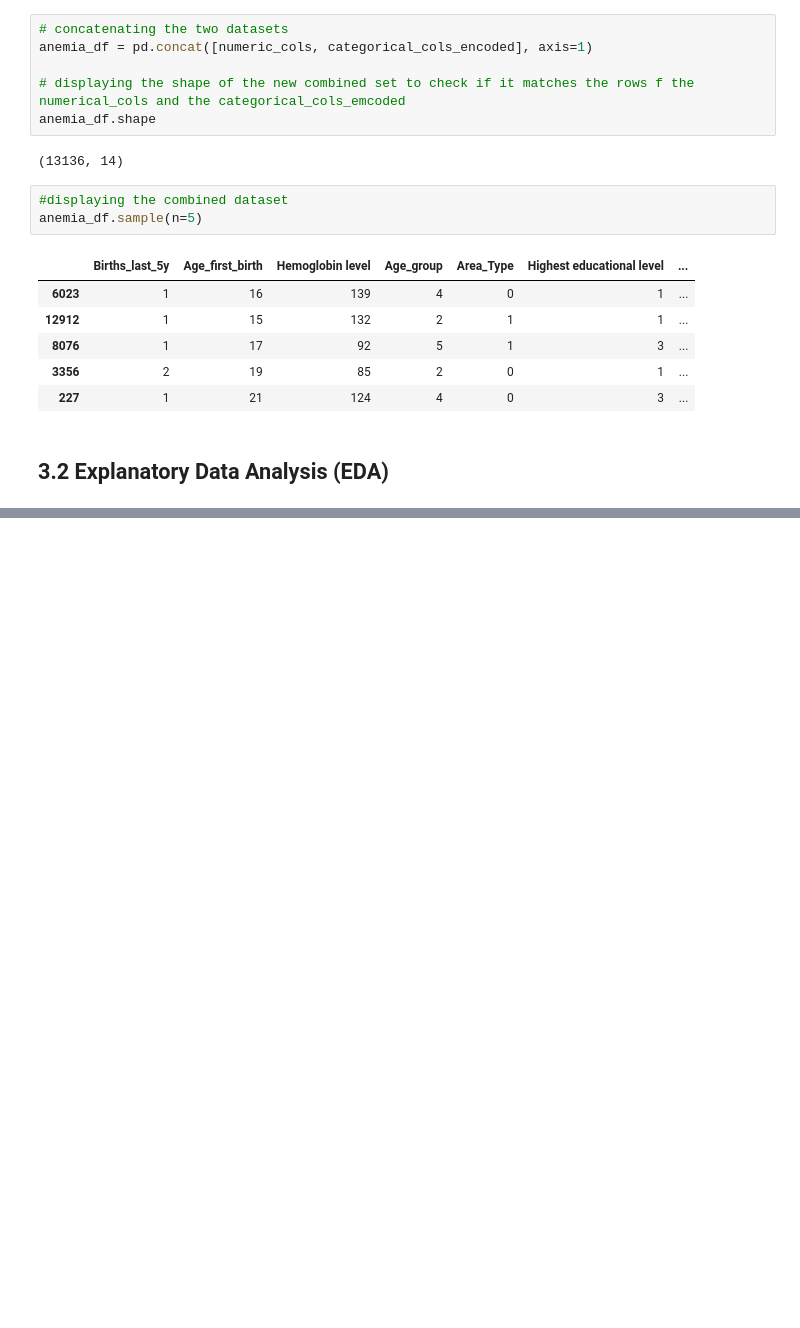
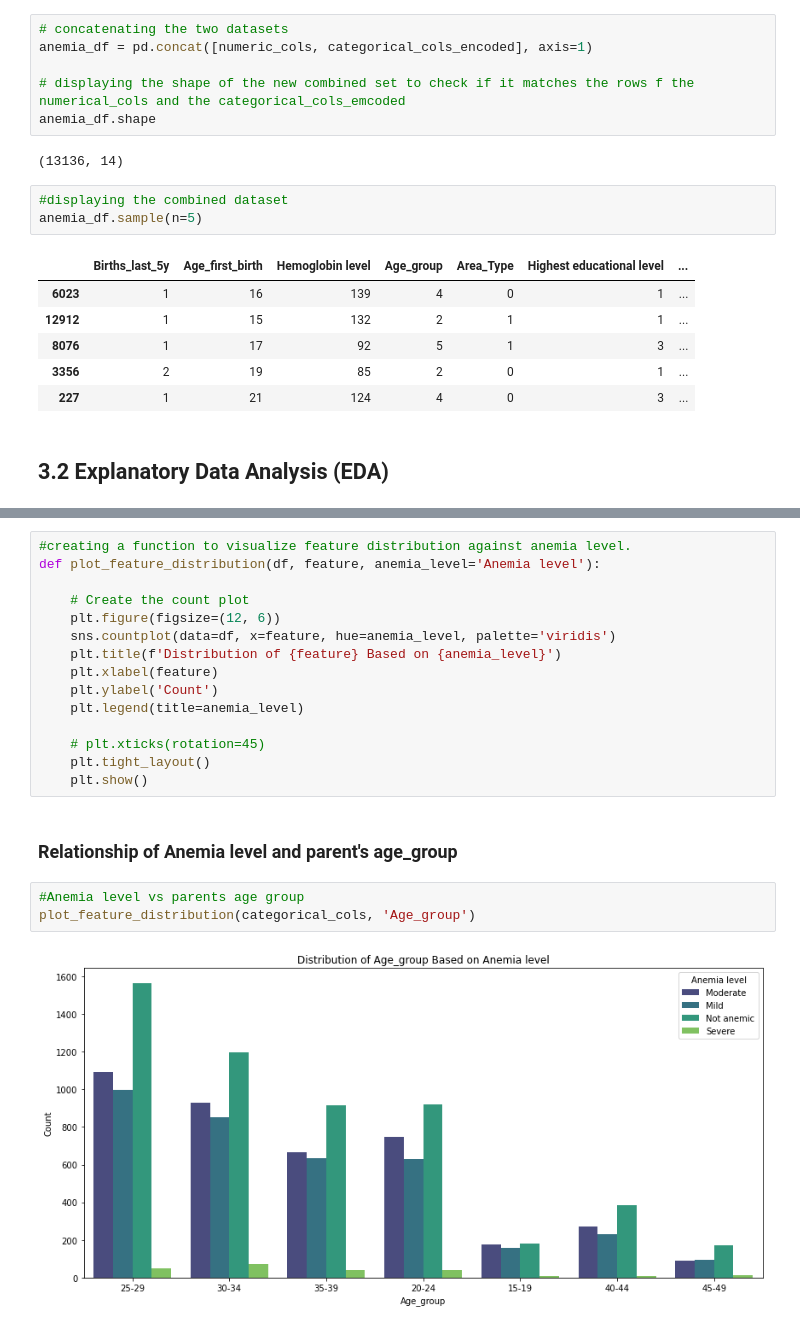
Before and after one commit to ruth-kitasi/Anemia-Level-Prediction-in-Children, a Jupyter notebook: Index.ipynb, the cells around one changed output, grey strips where cells are left out. Cells and saved outputs as stored; diff of their text form; blank space fills up the shorter version.

```diff
--- a/Index.ipynb
+++ b/Index.ipynb
@@ -541,0 +588,22 @@ Now That our dataset is all cleanup.we will proceed to `Explanatory data analyis
+# %%
+#creating a function to visualize feature distribution against anemia level.
+def plot_feature_distribution(df, feature, anemia_level='Anemia level'):
+
+    # Create the count plot
+    plt.figure(figsize=(12, 6))
+    sns.countplot(data=df, x=feature, hue=anemia_level, palette='viridis')
+    plt.title(f'Distribution of {feature} Based on {anemia_level}')
+    plt.xlabel(feature)
+    plt.ylabel('Count')
+    plt.legend(title=anemia_level)
+
+    # plt.xticks(rotation=45)
+    plt.tight_layout()
+    plt.show()
+# %% [markdown]
+### Relationship of Anemia level and parent's age_group
+# %%
+#Anemia level vs parents age group
+plot_feature_distribution(categorical_cols, 'Age_group')
+# %% [output]
+[figure, added]
```
Also changed, not shown: parts of 16 cells of this notebook.
